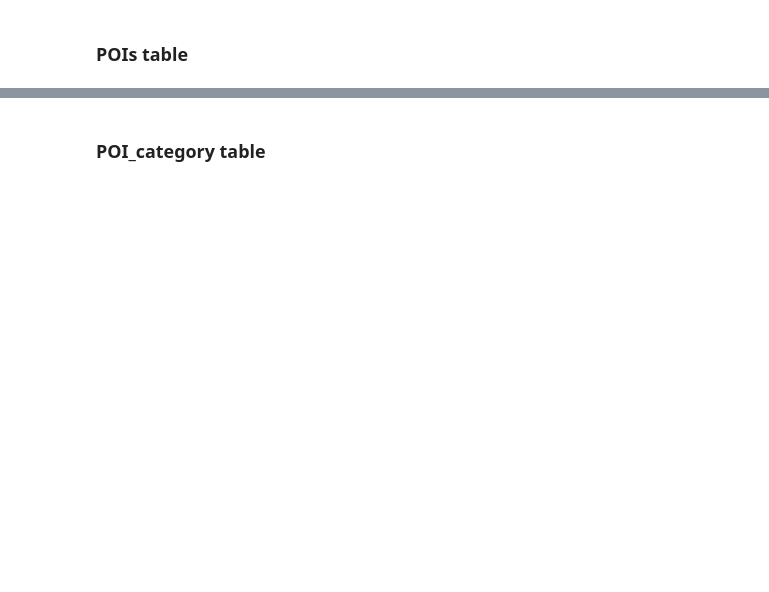
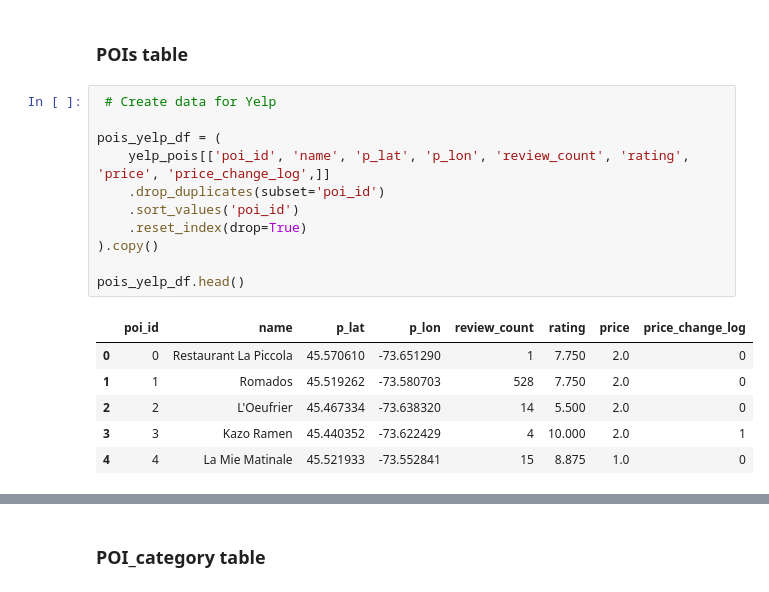
Before and after one commit to Christian-Leclerc/Python-Project-1, a Jupyter notebook: notebooks/joining_data.ipynb, the cells around one changed output, grey strips where cells are left out. Drawn from its saved outputs; the diff is of its cells as text; blank space fills up the shorter version.

```diff
--- a/notebooks/joining_data.ipynb
+++ b/notebooks/joining_data.ipynb
@@ -918,2 +983,20 @@ execute_inserts(prices, insert_prices, cursor)
 # %% [markdown]
 ### POIs table
+# %%
+ # Create data for Yelp
+
+pois_yelp_df = (
+    yelp_pois[['poi_id', 'name', 'p_lat', 'p_lon', 'review_count', 'rating', 'price', 'price_change_log',]]
+    .drop_duplicates(subset='poi_id')
+    .sort_values('poi_id')
+    .reset_index(drop=True)
+).copy()
+
+pois_yelp_df.head()
+# %% [output]
+|  | poi_id | name | p_lat | p_lon | review_count | rating | price | price_change_log |
+| 0 | 0 | Restaurant La Piccola | 45.570610 | -73.651290 | 1 | 7.750 | 2.0 | 0 |
+| 1 | 1 | Romados | 45.519262 | -73.580703 | 528 | 7.750 | 2.0 | 0 |
+| 2 | 2 | L'Oeufrier | 45.467334 | -73.638320 | 14 | 5.500 | 2.0 | 0 |
+| 3 | 3 | Kazo Ramen | 45.440352 | -73.622429 | 4 | 10.000 | 2.0 | 1 |
+| 4 | 4 | La Mie Matinale | 45.521933 | -73.552841 | 15 | 8.875 | 1.0 | 0 |
```
Also changed, not shown: parts of 28 cells of this notebook, 1 other file.
